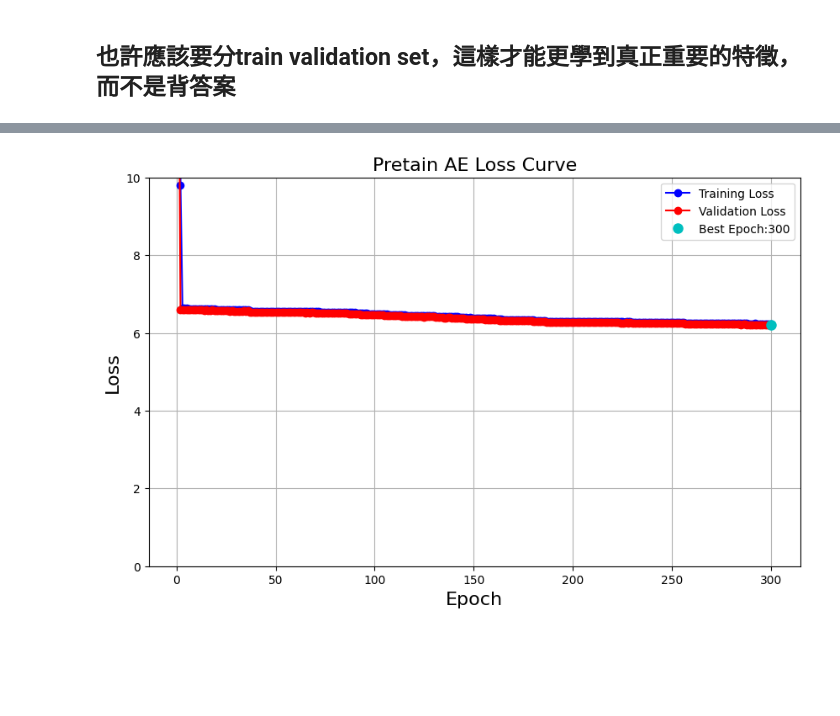
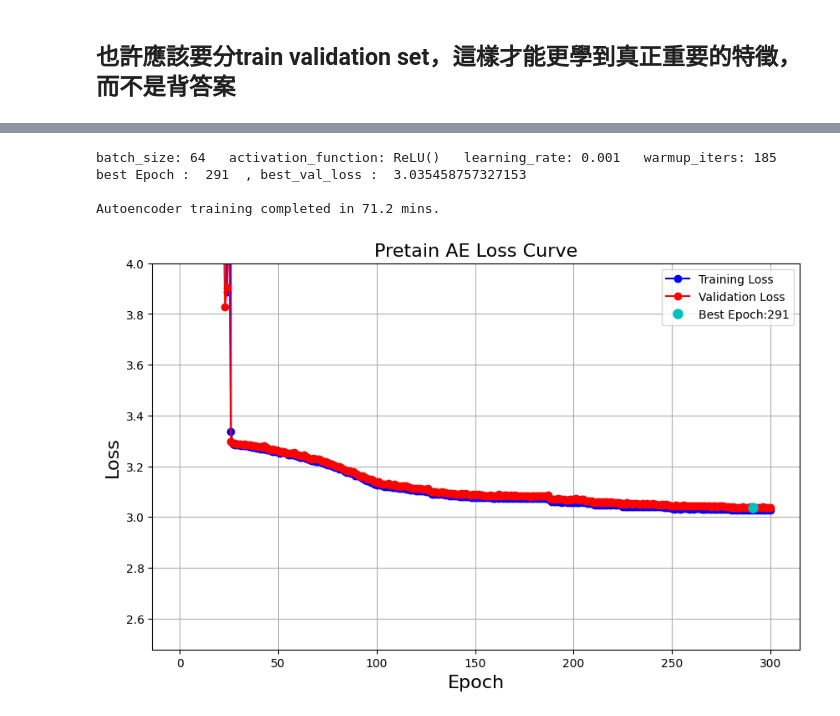
Before and after one commit to chiu-kai/ESPF_OMICS, a Jupyter notebook: ESPF_pretrainAE_mut.ipynb, the cells around one changed output, grey strips where cells are left out. Drawn from its saved outputs; the diff is of its cells as text; code cells hidden in the pictures; blank space fills up the shorter version.

Commit message:
move all file to hub from BMIserver excluding results/ after pull --rebase origin main, conflict solved

```diff
--- a/ESPF_pretrainAE_mut.ipynb
+++ b/ESPF_pretrainAE_mut.ipynb
@@ -98,16 +98,16 @@ data_mut_tcga.shape
 if __name__ == '__main__':#被別人呼叫的時候不會執行main以下的程式，只會執行
 
     input_dim = data_mut_tcga.shape[1]# (8238sample[0], 2649gene[1])
-    mut_encode_dim =[1000,100,50]
+    mut_encode_dim =[1250,250,50]
     batch_size = 64
     epoch_size = 300 #100
     activation_function = nn.ReLU()
     model_save_name = "tcga_exp_%d_%d_%d" % (mut_encode_dim[0], mut_encode_dim[1], mut_encode_dim[2])
-    learning_rate=0.01
-    warmup_iters = 100
-    patience = 50
+    learning_rate=0.001
+    warmup_iters = 185
+    seed=42
+    patience = 25
     Decrease_percent = 1
-    seed=42
 
 
     torch.manual_seed(seed)
@@ -185,13 +185,5 @@ if __name__ == '__main__':#被別人呼叫的時候不會執行main以下的程
             if counter >= patience:
                 print(f'Early stopping after {patience} epochs of no improvement.')
                 break
-
-    encoder_best_weight = {key: value for key, value in best_weight.items() if key.startswith('encoder')} # only store the encoder part without decoder part
-    torch.save(encoder_best_weight, f'/root/DeepTTA/results/Encoder_{model_save_name}_best_loss_{best_val_loss:.8}.pt')
-
-    print('batch_size:',batch_size," ",'activation_function:',activation_function," ",
-          'learning_rate:',learning_rate," ",'warmup_iters:',warmup_iters)
-    print("best Epoch : ",best_epoch," ," ,"best_val_loss : ",best_val_loss)
-    print('\nAutoencoder training completed in %.1f mins.\n' % ((time.time() - t) / 60))
 # %% [output]
 input_dim =  4692
@@ -221,18 +214,31 @@ Autoencoder training completed in 9.3 mins.
+# %%
+encoder_best_weight = {key: value for key, value in best_weight.items() if key.startswith('encoder')} # only store the encoder part without decoder part
+torch.save(encoder_best_weight, f'./results/Encoder_{model_save_name}_best_loss_{best_val_loss:.8}.pt')
+
+print('batch_size:',batch_size," ",'activation_function:',activation_function," ",
+      'learning_rate:',learning_rate," ",'warmup_iters:',warmup_iters)
+print("best Epoch : ",best_epoch," ," ,"best_val_loss : ",best_val_loss)
+print('\nAutoencoder training completed in %.1f mins.\n' % ((time.time() - t) / 60))
+# %% [output]
+batch_size: 64   activation_function: ReLU()   learning_rate: 0.001   warmup_iters: 185
+best Epoch :  291  , best_val_loss :  3.035458757327153
+
+Autoencoder training completed in 71.2 mins.
 # %%
 import matplotlib.pyplot as plt
 # Create a plot of the loss curve
 plt.figure(figsize=(10, 6))
 plt.plot(range(1, len(train_epoch_loss_list) + 1), train_epoch_loss_list, marker='o', linestyle='-', color='b', label='Training Loss')
 # Plot validation loss
 plt.plot(range(1, len(test_epoch_loss_list) + 1), test_epoch_loss_list, marker='o', linestyle='-', color='r', label='Validation Loss')
 # Mark the best epoch
 plt.plot(best_epoch, best_val_loss , marker='o', markersize=8, linestyle='', color='c', label=f'Best Epoch:{best_epoch}')
 plt.xlabel('Epoch', fontsize=16)
 plt.ylabel('Loss', fontsize=16)
 plt.title('Pretain AE Loss Curve', fontsize=16)
 plt.legend()
 plt.grid(True)
-plt.ylim(bottom=0,top=10)
+plt.ylim(top=4)
 plt.show()
 # %% [output]
-[figure, old version]
+[figure, new version]
```
Also changed, not shown: parts of 1 cell of this notebook, 39 other files.
